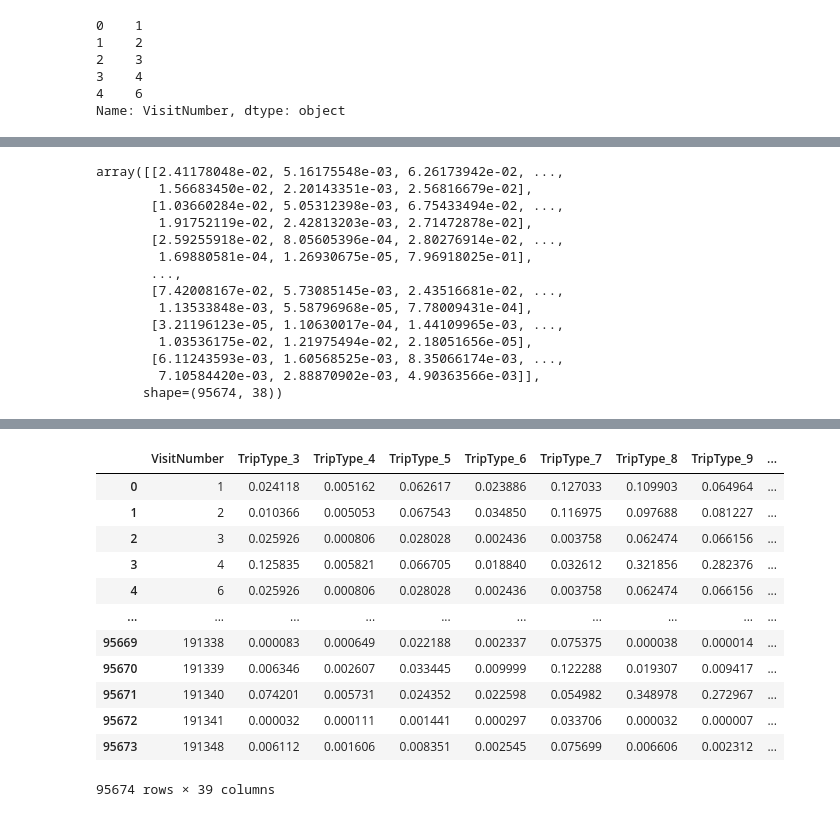
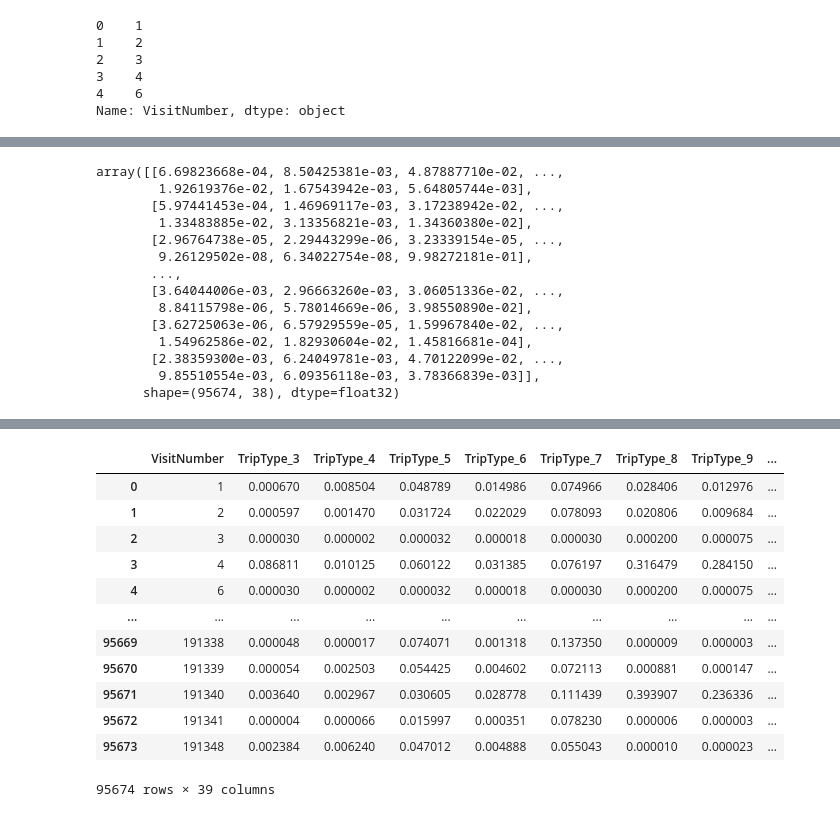
Before and after one commit to annahanslc/walmart-trip-type, a Jupyter notebook: baseline/2_baseline_xgb.ipynb, the cells around one changed output, grey strips where cells are left out. Saved outputs shown, nothing was run; the diff lists cells and outputs as text; code cells hidden in the pictures.

```diff
--- a/modeling/0_baseline.ipynb
+++ b/baseline/2_baseline_xgb.ipynb
@@ -120,9 +121,9 @@ X_train_proc
 # %%
 # Train model
-model_lr = LogisticRegression(solver='lbfgs', max_iter=1000)
+model = XGBClassifier(objective='multi:softprob', num_class=38, eval_metric='mlogloss')
 
 # Cross validate train
-y_proba = cross_val_predict(model_lr, X_train_proc, y_train, cv=3, method='predict_proba')
+y_proba = cross_val_predict(model, X_train_proc, y_train, cv=3, method='predict_proba')
 train_loss = log_loss(y_train, y_proba)
 
 print(f"Cross-validated multi-class log loss on train: {train_loss:.4f}")
@@ -131,7 +132,7 @@ Cross-validated multi-class log loss on train: 2.3045
 # %%
 # Predict on test
-model_lr.fit(X_train_proc, y_train)
-y_proba = model_lr.predict_proba(X_test_proc)
+model.fit(X_train_proc, y_train)
+y_proba = model.predict_proba(X_test_proc)
 test_loss = log_loss(y_test, y_proba)
 test_loss
 # %% [output]
@@ -240,23 +253,23 @@ kg_proc.head(10)
 | 9 | 1.0 | 0.0 | 0.0 | 0.0 | 0.0 | 0.0 | ... |
 # %%
 # Predict on kaggle test
-kg_proba = model_lr.predict_proba(kg_proc)
+kg_proba = model.predict_proba(kg_proc)
 kg_proba
 # %% [output]
-array([[2.41178048e-02, 5.16175548e-03, 6.26173942e-02, ...,
-        1.56683450e-02, 2.20143351e-03, 2.56816679e-02],
-       [1.03660284e-02, 5.05312398e-03, 6.75433494e-02, ...,
-        1.91752119e-02, 2.42813203e-03, 2.71472878e-02],
-       [2.59255918e-02, 8.05605396e-04, 2.80276914e-02, ...,
-        1.69880581e-04, 1.26930675e-05, 7.96918025e-01],
+array([[6.69823668e-04, 8.50425381e-03, 4.87887710e-02, ...,
+        1.92619376e-02, 1.67543942e-03, 5.64805744e-03],
+       [5.97441453e-04, 1.46969117e-03, 3.17238942e-02, ...,
+        1.33483885e-02, 3.13356821e-03, 1.34360380e-02],
+       [2.96764738e-05, 2.29443299e-06, 3.23339154e-05, ...,
+        9.26129502e-08, 6.34022754e-08, 9.98272181e-01],
        ...,
-       [7.42008167e-02, 5.73085145e-03, 2.43516681e-02, ...,
-        1.13533848e-03, 5.58796968e-05, 7.78009431e-04],
-       [3.21196123e-05, 1.10630017e-04, 1.44109965e-03, ...,
-        1.03536175e-02, 1.21975494e-02, 2.18051656e-05],
-       [6.11243593e-03, 1.60568525e-03, 8.35066174e-03, ...,
-        7.10584420e-03, 2.88870902e-03, 4.90363566e-03]],
-      shape=(95674, 38))
+       [3.64044006e-03, 2.96663260e-03, 3.06051336e-02, ...,
+        8.84115798e-06, 5.78014669e-06, 3.98550890e-02],
+       [3.62725063e-06, 6.57929559e-05, 1.59967840e-02, ...,
+        1.54962586e-02, 1.82930604e-02, 1.45816681e-04],
+       [2.38359300e-03, 6.24049781e-03, 4.70122099e-02, ...,
+        9.85510554e-03, 6.09356118e-03, 3.78366839e-03]],
+      shape=(95674, 38), dtype=float32)
 # %%
 # Import headers from sample_submission
 sample_sub = pd.read_csv('../data-ignore/sample_submission.csv')
@@ -282,22 +295,22 @@ headers
  'TripType_999']
 # %%
 # Create submission dataframe with predictions
-submission1 = pd.DataFrame(kg_proba, index=kg_index, columns=headers[1:])
-submission1.reset_index(inplace=True)
-submission1
+submission = pd.DataFrame(kg_proba, index=kg_index, columns=headers[1:])
+submission.reset_index(inplace=True)
+submission
 # %% [output]
 |  | VisitNumber | TripType_3 | TripType_4 | TripType_5 | TripType_6 | TripType_7 | TripType_8 | TripType_9 | ... |
-| 0 | 1 | 0.024118 | 0.005162 | 0.062617 | 0.023886 | 0.127033 | 0.109903 | 0.064964 | ... |
-| 1 | 2 | 0.010366 | 0.005053 | 0.067543 | 0.034850 | 0.116975 | 0.097688 | 0.081227 | ... |
-| 2 | 3 | 0.025926 | 0.000806 | 0.028028 | 0.002436 | 0.003758 | 0.062474 | 0.066156 | ... |
-| 3 | 4 | 0.125835 | 0.005821 | 0.066705 | 0.018840 | 0.032612 | 0.321856 | 0.282376 | ... |
-| 4 | 6 | 0.025926 | 0.000806 | 0.028028 | 0.002436 | 0.003758 | 0.062474 | 0.066156 | ... |
+| 0 | 1 | 0.000670 | 0.008504 | 0.048789 | 0.014986 | 0.074966 | 0.028406 | 0.012976 | ... |
+| 1 | 2 | 0.000597 | 0.001470 | 0.031724 | 0.022029 | 0.078093 | 0.020806 | 0.009684 | ... |
+| 2 | 3 | 0.000030 | 0.000002 | 0.000032 | 0.000018 | 0.000030 | 0.000200 | 0.000075 | ... |
+| 3 | 4 | 0.086811 | 0.010125 | 0.060122 | 0.031385 | 0.076197 | 0.316479 | 0.284150 | ... |
+| 4 | 6 | 0.000030 | 0.000002 | 0.000032 | 0.000018 | 0.000030 | 0.000200 | 0.000075 | ... |
 | ... | ... | ... | ... | ... | ... | ... | ... | ... | ... |
-| 95669 | 191338 | 0.000083 | 0.000649 | 0.022188 | 0.002337 | 0.075375 | 0.000038 | 0.000014 | ... |
-| 95670 | 191339 | 0.006346 | 0.002607 | 0.033445 | 0.009999 | 0.122288 | 0.019307 | 0.009417 | ... |
-| 95671 | 191340 | 0.074201 | 0.005731 | 0.024352 | 0.022598 | 0.054982 | 0.348978 | 0.272967 | ... |
-| 95672 | 191341 | 0.000032 | 0.000111 | 0.001441 | 0.000297 | 0.033706 | 0.000032 | 0.000007 | ... |
-| 95673 | 191348 | 0.006112 | 0.001606 | 0.008351 | 0.002545 | 0.075699 | 0.006606 | 0.002312 | ... |
+| 95669 | 191338 | 0.000048 | 0.000017 | 0.074071 | 0.001318 | 0.137350 | 0.000009 | 0.000003 | ... |
+| 95670 | 191339 | 0.000054 | 0.002503 | 0.054425 | 0.004602 | 0.072113 | 0.000881 | 0.000147 | ... |
+| 95671 | 191340 | 0.003640 | 0.002967 | 0.030605 | 0.028778 | 0.111439 | 0.393907 | 0.236336 | ... |
+| 95672 | 191341 | 0.000004 | 0.000066 | 0.015997 | 0.000351 | 0.078230 | 0.000006 | 0.000003 | ... |
+| 95673 | 191348 | 0.002384 | 0.006240 | 0.047012 | 0.004888 | 0.055043 | 0.000010 | 0.000023 | ... |
 95674 rows × 39 columns
 # %%
 # Save submission to csv
```
Also changed, not shown: parts of 8 cells of this notebook, 21 other files.
